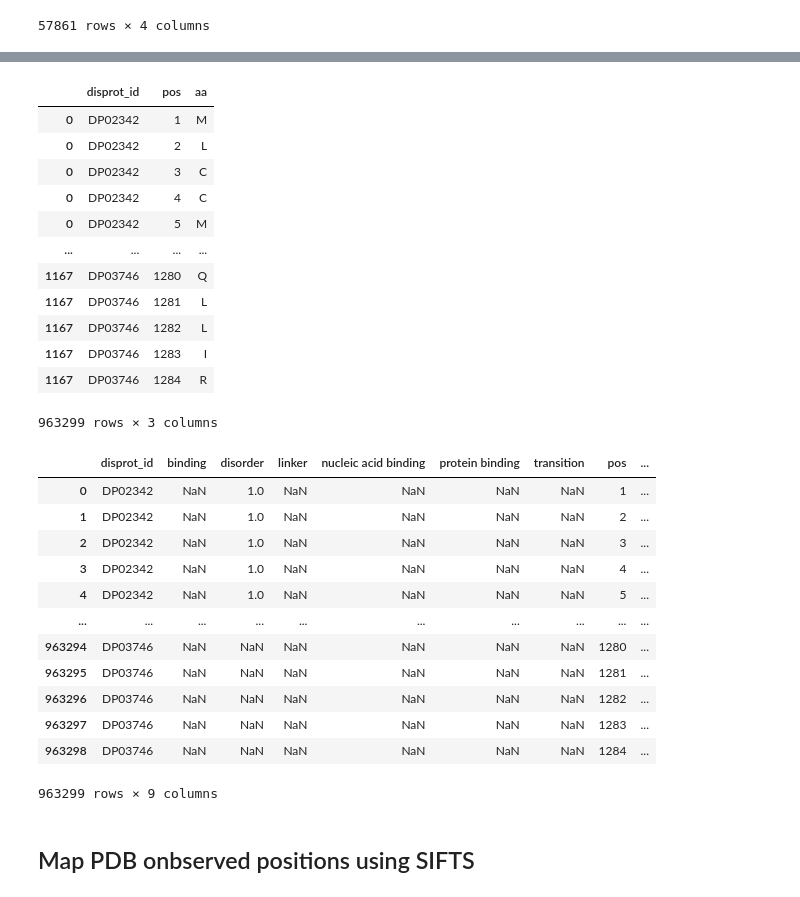
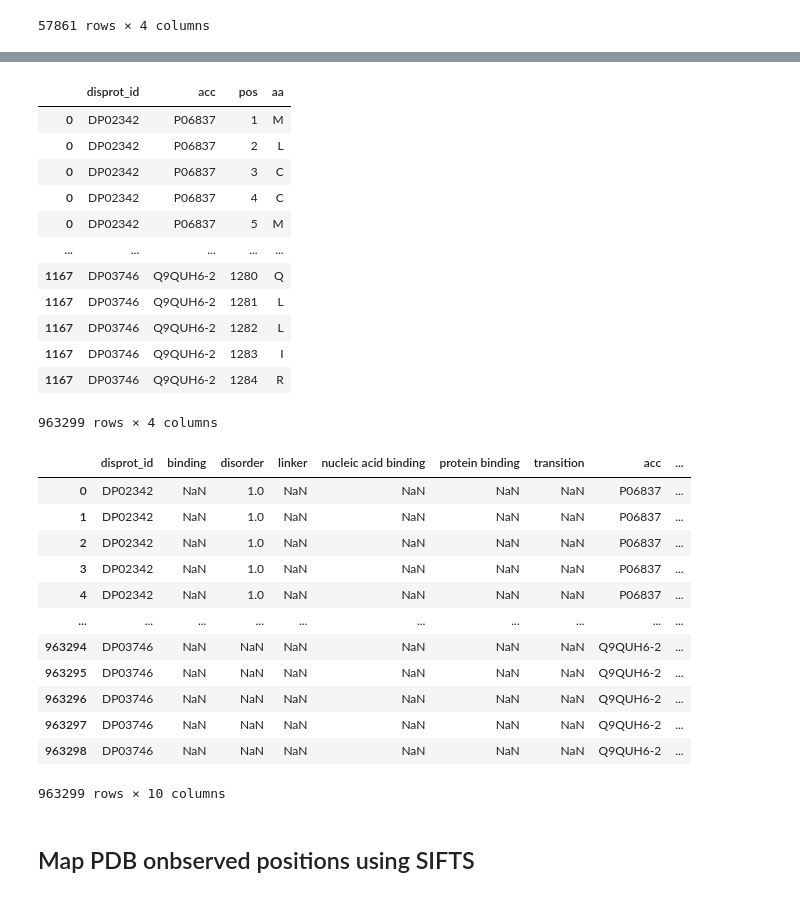
Before and after one commit to BioComputingUP/caid2-reference, a Jupyter notebook: references_new.ipynb, the cells around one changed output, grey strips where cells are left out. Cells and saved outputs as stored; diff of their text form; code cells hidden in the pictures.

```diff
--- a/references_new.ipynb
+++ b/references_new.ipynb
@@ -164,42 +164,43 @@ df_regions
 # %%
 # Get dataset sequences (1 residue per row)
-df_sequence = df.apply(expand_sequence, axis=1).copy(deep=True).drop(columns=["acc", "ncbi_taxon_id", "organism", "start", "end", "sequence", "term_id"])
+df_sequence = df.apply(expand_sequence, axis=1).copy(deep=True).drop(columns=["ncbi_taxon_id", "organism", "start", "end", "sequence", "term_id"])
 df_sequence = df_sequence.explode("seq_aa")
 df_sequence[['pos', 'aa']] = pd.DataFrame(df_sequence['seq_aa'].tolist(), index=df_sequence.index)
 df_sequence.drop(columns='seq_aa', inplace=True)
 df_sequence
 # %% [output]
-|  | disprot_id | pos | aa |
-| 0 | DP02342 | 1 | M |
-| 0 | DP02342 | 2 | L |
-| 0 | DP02342 | 3 | C |
-| 0 | DP02342 | 4 | C |
-| 0 | DP02342 | 5 | M |
-| ... | ... | ... | ... |
-| 1167 | DP03746 | 1280 | Q |
-| 1167 | DP03746 | 1281 | L |
-| 1167 | DP03746 | 1282 | L |
-| 1167 | DP03746 | 1283 | I |
-| 1167 | DP03746 | 1284 | R |
+|  | disprot_id | acc | pos | aa |
+| 0 | DP02342 | P06837 | 1 | M |
+| 0 | DP02342 | P06837 | 2 | L |
+| 0 | DP02342 | P06837 | 3 | C |
+| 0 | DP02342 | P06837 | 4 | C |
+| 0 | DP02342 | P06837 | 5 | M |
+| ... | ... | ... | ... | ... |
+| 1167 | DP03746 | Q9QUH6-2 | 1280 | Q |
+| 1167 | DP03746 | Q9QUH6-2 | 1281 | L |
+| 1167 | DP03746 | Q9QUH6-2 | 1282 | L |
+| 1167 | DP03746 | Q9QUH6-2 | 1283 | I |
+| 1167 | DP03746 | Q9QUH6-2 | 1284 | R |
-963299 rows × 3 columns
+963299 rows × 4 columns
 # %%
 # Add sequence positions not mapping to any DisProt region
 df_regions = pd.merge(left=df_regions, right=df_sequence, how="right", left_on=["disprot_id", "reg_position"], right_on=["disprot_id", "pos"])
+df_regions.drop(columns="reg_position", inplace=True)
 df_regions
 # %% [output]
-|  | disprot_id | binding | disorder | linker | nucleic acid binding | protein binding | transition | pos | ... |
-| 0 | DP02342 | NaN | 1.0 | NaN | NaN | NaN | NaN | 1 | ... |
-| 1 | DP02342 | NaN | 1.0 | NaN | NaN | NaN | NaN | 2 | ... |
-| 2 | DP02342 | NaN | 1.0 | NaN | NaN | NaN | NaN | 3 | ... |
-| 3 | DP02342 | NaN | 1.0 | NaN | NaN | NaN | NaN | 4 | ... |
-| 4 | DP02342 | NaN | 1.0 | NaN | NaN | NaN | NaN | 5 | ... |
+|  | disprot_id | binding | disorder | linker | nucleic acid binding | protein binding | transition | acc | ... |
+| 0 | DP02342 | NaN | 1.0 | NaN | NaN | NaN | NaN | P06837 | ... |
+| 1 | DP02342 | NaN | 1.0 | NaN | NaN | NaN | NaN | P06837 | ... |
+| 2 | DP02342 | NaN | 1.0 | NaN | NaN | NaN | NaN | P06837 | ... |
+| 3 | DP02342 | NaN | 1.0 | NaN | NaN | NaN | NaN | P06837 | ... |
+| 4 | DP02342 | NaN | 1.0 | NaN | NaN | NaN | NaN | P06837 | ... |
 | ... | ... | ... | ... | ... | ... | ... | ... | ... | ... |
-| 963294 | DP03746 | NaN | NaN | NaN | NaN | NaN | NaN | 1280 | ... |
-| 963295 | DP03746 | NaN | NaN | NaN | NaN | NaN | NaN | 1281 | ... |
-| 963296 | DP03746 | NaN | NaN | NaN | NaN | NaN | NaN | 1282 | ... |
-| 963297 | DP03746 | NaN | NaN | NaN | NaN | NaN | NaN | 1283 | ... |
-| 963298 | DP03746 | NaN | NaN | NaN | NaN | NaN | NaN | 1284 | ... |
+| 963294 | DP03746 | NaN | NaN | NaN | NaN | NaN | NaN | Q9QUH6-2 | ... |
+| 963295 | DP03746 | NaN | NaN | NaN | NaN | NaN | NaN | Q9QUH6-2 | ... |
+| 963296 | DP03746 | NaN | NaN | NaN | NaN | NaN | NaN | Q9QUH6-2 | ... |
+| 963297 | DP03746 | NaN | NaN | NaN | NaN | NaN | NaN | Q9QUH6-2 | ... |
+| 963298 | DP03746 | NaN | NaN | NaN | NaN | NaN | NaN | Q9QUH6-2 | ... |
-963299 rows × 9 columns
+963299 rows × 10 columns
 # %% [markdown]
 ## Map PDB onbserved positions using SIFTS
 # %%
```
Also changed, not shown: parts of 14 cells of this notebook.
